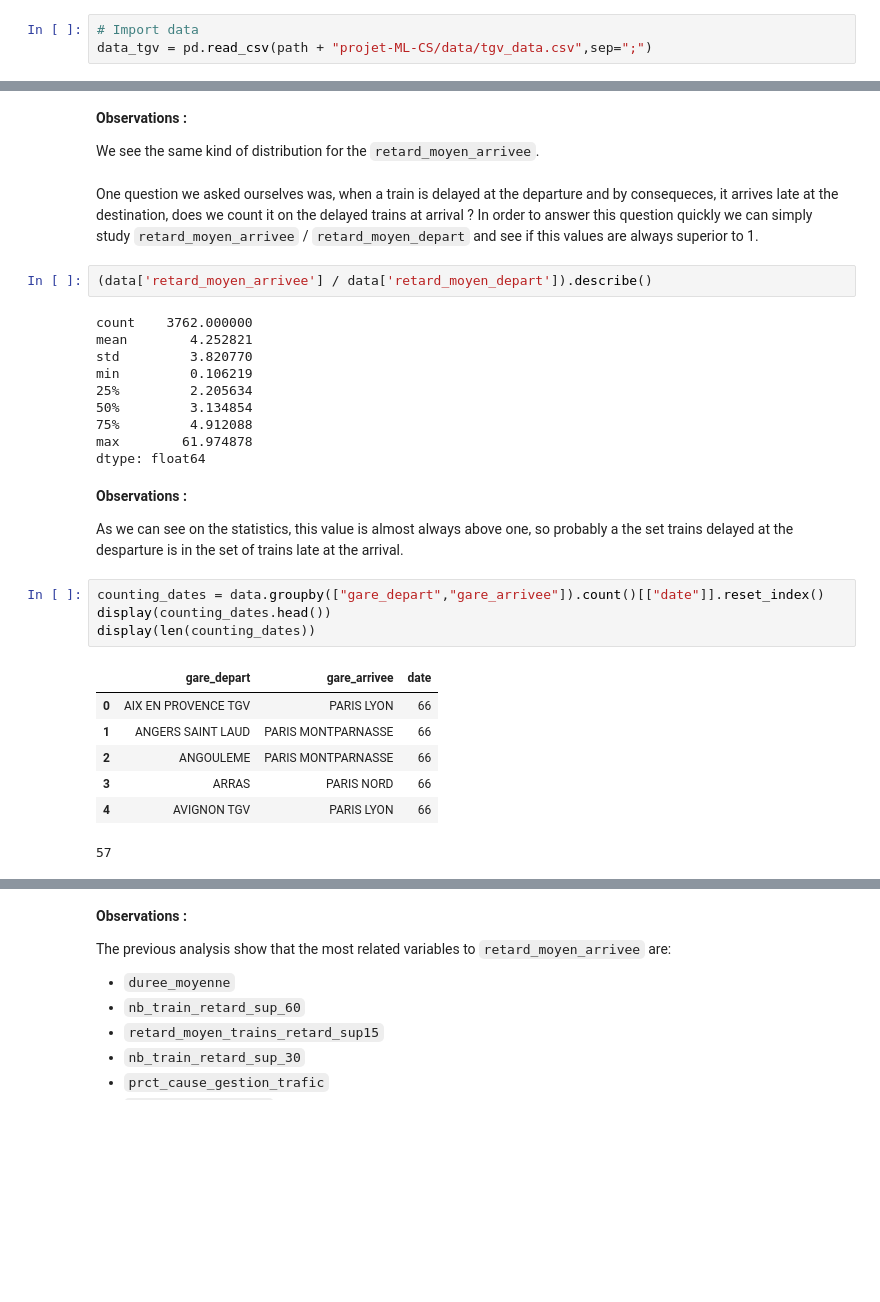
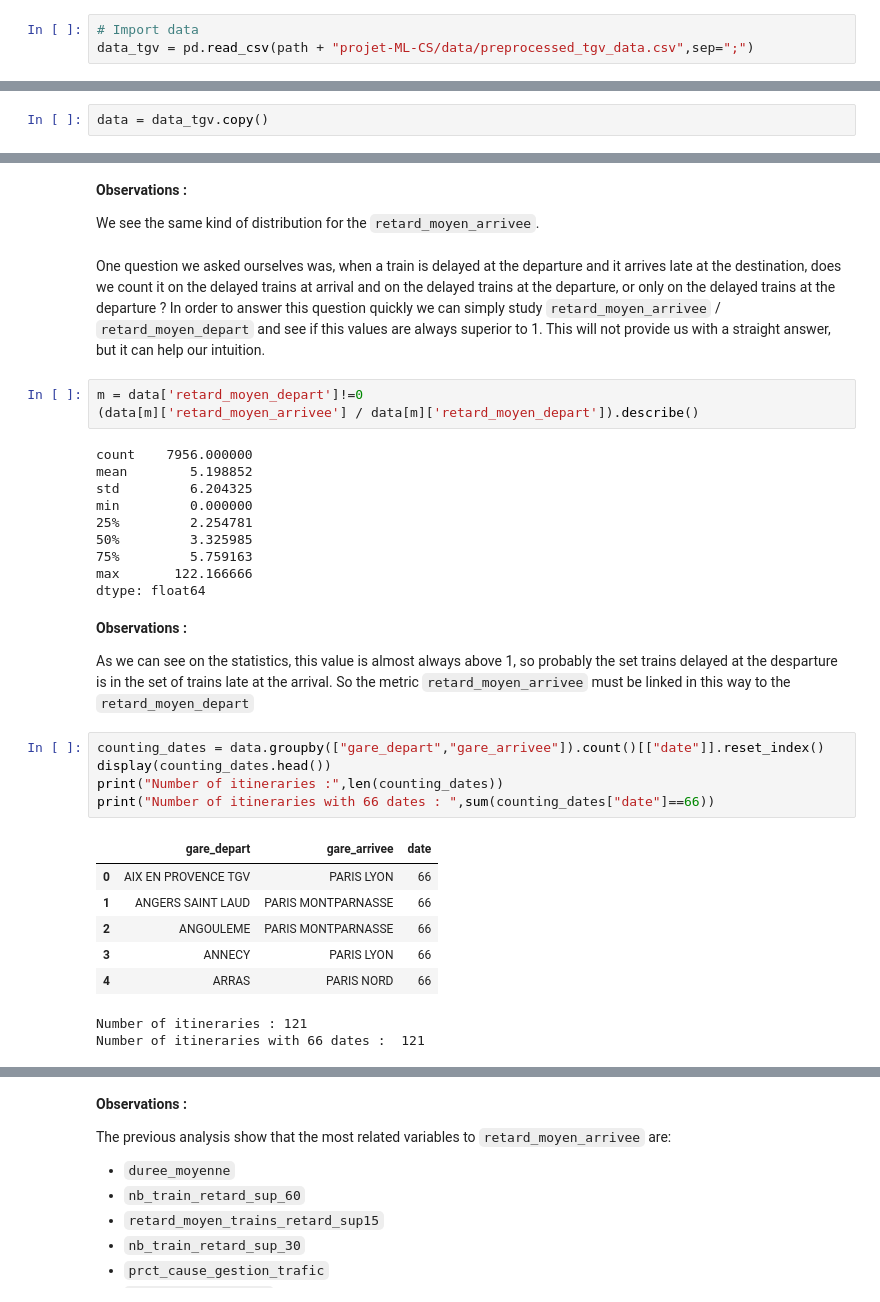
Before and after one commit to DanielRodriguezCiotti/projet-ML-CS, a Jupyter notebook: notebooks/data_analysis.ipynb, the cells around one changed output, grey strips where cells are left out. Cells and saved outputs as stored; diff of their text form; blank space fills up the shorter version.

```diff
--- a/notebooks/data_analysis.ipynb
+++ b/notebooks/data_analysis.ipynb
@@ -55,7 +51,7 @@ import seaborn as sn
 path = "/Users/danielrodriguez/Desktop/"
 # %%
 # Import data
-data_tgv = pd.read_csv(path + "projet-ML-CS/data/tgv_data.csv",sep=";")
+data_tgv = pd.read_csv(path + "projet-ML-CS/data/preprocessed_tgv_data.csv",sep=";")
 # %% [markdown]
 ## 1. Data Exploration
 # %%
@@ -138,5 +91,7 @@ data.shape
 # %% [markdown]
 ## 2. Exploratory Data Analysis
+# %%
+data = data_tgv.copy()
 # %%
 def plot_distribution(dimension:str,Y:pd.Series):
     fig, ax = plt.subplots(figsize=(10, 4))
@@ -195,34 +150,37 @@ dtype: float64
 
 We see the same kind of distribution for the `retard_moyen_arrivee`.
 # %% [markdown]
-One question we asked ourselves was, when a train is delayed at the departure and by consequeces, it arrives late at the destination, does we count it on the delayed trains at arrival ?
-In order to answer this question quickly we can simply study `retard_moyen_arrivee` / `retard_moyen_depart` and see if this values are always superior to 1.
+One question we asked ourselves was, when a train is delayed at the departure and it arrives late at the destination, does we count it on the delayed trains at arrival and on the delayed trains at the departure, or only on the delayed trains at the departure ?
+In order to answer this question quickly we can simply study `retard_moyen_arrivee` / `retard_moyen_depart` and see if this values are always superior to 1. This will not provide us with a straight answer, but it can help our intuition.
 # %%
-(data['retard_moyen_arrivee'] / data['retard_moyen_depart']).describe()
+m = data['retard_moyen_depart']!=0
+(data[m]['retard_moyen_arrivee'] / data[m]['retard_moyen_depart']).describe()
 # %% [output]
-count    3762.000000
-mean        4.252821
-std         3.820770
-min         0.106219
-25%         2.205634
-50%         3.134854
-75%         4.912088
-max        61.974878
+count    7956.000000
+mean        5.198852
+std         6.204325
+min         0.000000
+25%         2.254781
+50%         3.325985
+75%         5.759163
+max       122.166666
 dtype: float64
 # %% [markdown]
 **Observations :**
 
-As we can see on the statistics, this value is almost always above one, so probably a the set trains delayed at the desparture is in the set of trains late at the arrival.
+As we can see on the statistics, this value is almost always above 1, so probably the set trains delayed at the desparture is in the set of trains late at the arrival. So the metric `retard_moyen_arrivee` must be linked in this way to the `retard_moyen_depart`
 # %%
 counting_dates = data.groupby(["gare_depart","gare_arrivee"]).count()[["date"]].reset_index()
 display(counting_dates.head())
-display(len(counting_dates))
+print("Number of itineraries :",len(counting_dates))
+print("Number of itineraries with 66 dates : ",sum(counting_dates["date"]==66))
 # %% [output]
 |  | gare_depart | gare_arrivee | date |
 | 0 | AIX EN PROVENCE TGV | PARIS LYON | 66 |
 | 1 | ANGERS SAINT LAUD | PARIS MONTPARNASSE | 66 |
 | 2 | ANGOULEME | PARIS MONTPARNASSE | 66 |
-| 3 | ARRAS | PARIS NORD | 66 |
-| 4 | AVIGNON TGV | PARIS LYON | 66 |
+| 3 | ANNECY | PARIS LYON | 66 |
+| 4 | ARRAS | PARIS NORD | 66 |
-57
+Number of itineraries : 121
+Number of itineraries with 66 dates :  121
 # %% [markdown]
```
Also changed, not shown: parts of 32 cells of this notebook, 1 other file.
